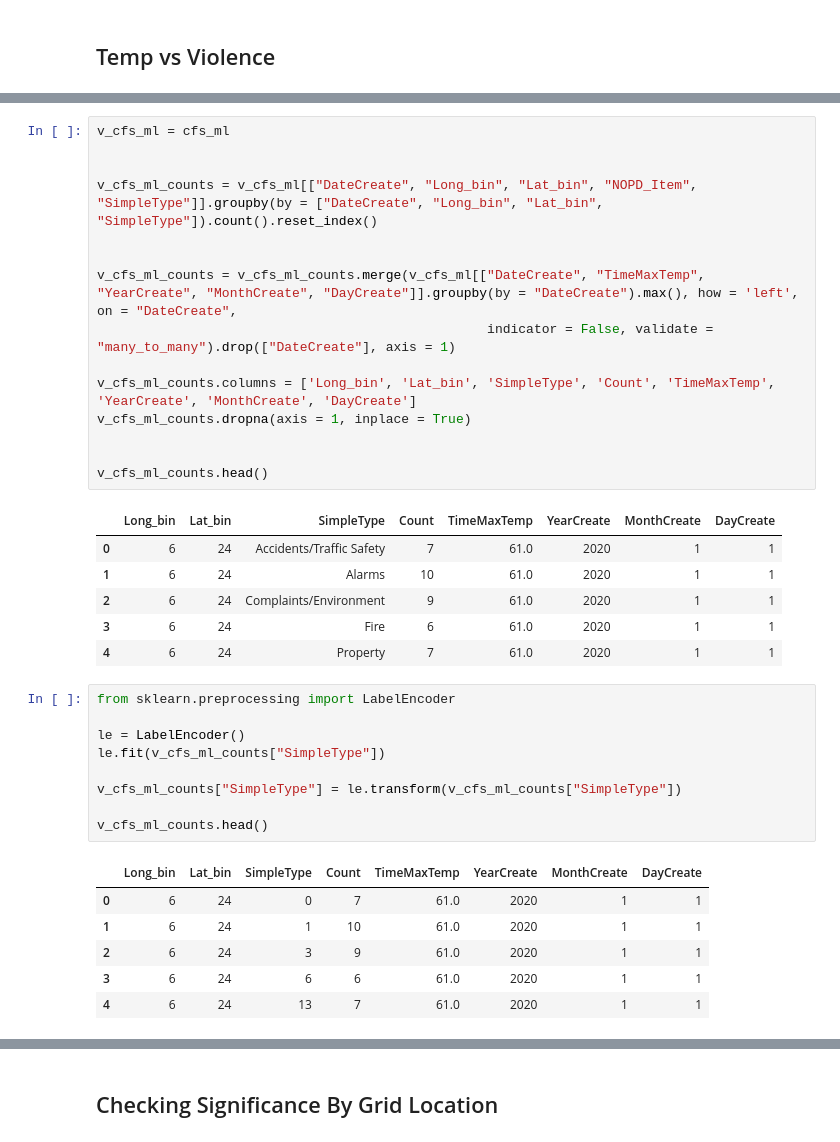
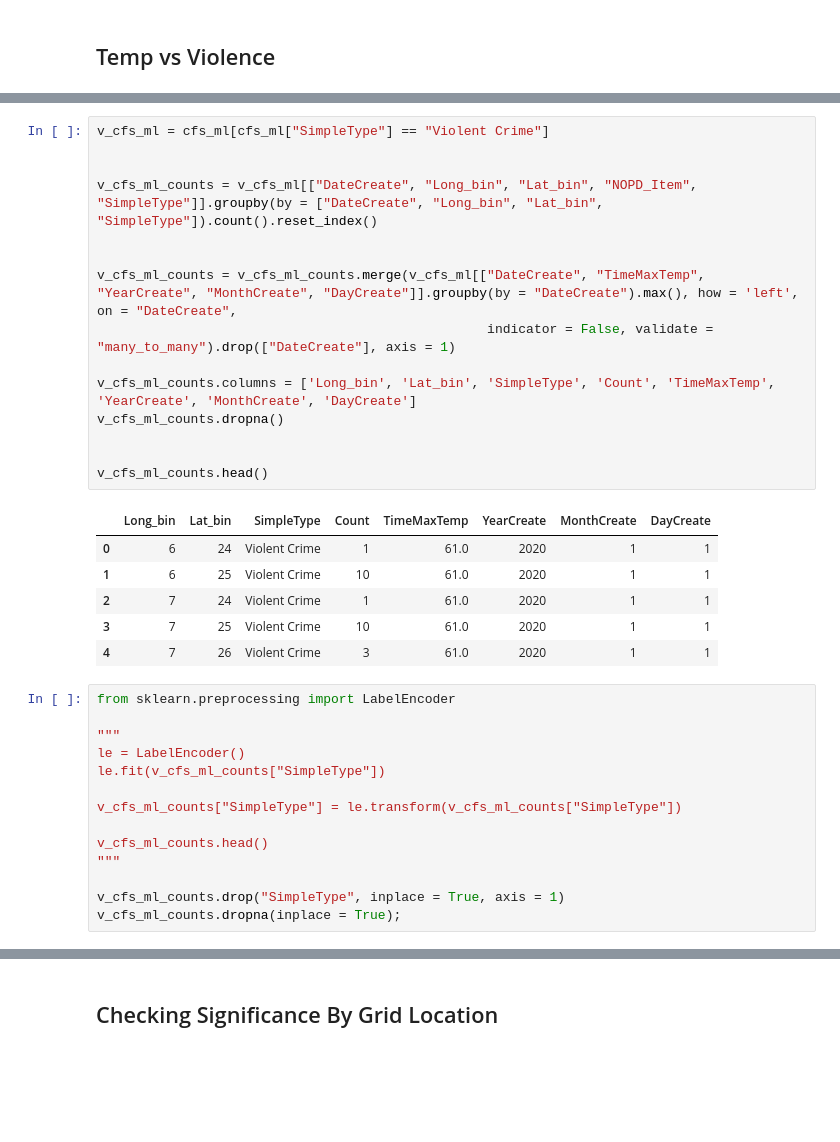
Before and after one commit to outlawhayden/weather-crime, a Jupyter notebook: notebooks/model_playground.ipynb, the cells around one changed output, grey strips where cells are left out. Saved outputs shown, nothing was run; the diff lists cells and outputs as text; blank space fills up the shorter version.

```diff
--- a/notebooks/model_playground.ipynb
+++ b/notebooks/model_playground.ipynb
@@ -840,41 +850,39 @@ defaultdict(<class 'list'>, {'deviance': [116906316.87601498, 48913156.294635914
 # %%
-v_cfs_ml = cfs_ml
+v_cfs_ml = cfs_ml[cfs_ml["SimpleType"] == "Violent Crime"]
 
 
 v_cfs_ml_counts = v_cfs_ml[["DateCreate", "Long_bin", "Lat_bin", "NOPD_Item", "SimpleType"]].groupby(by = ["DateCreate", "Long_bin", "Lat_bin", "SimpleType"]).count().reset_index()
 
 
 v_cfs_ml_counts = v_cfs_ml_counts.merge(v_cfs_ml[["DateCreate", "TimeMaxTemp", "YearCreate", "MonthCreate", "DayCreate"]].groupby(by = "DateCreate").max(), how = 'left', on = "DateCreate",
                                                   indicator = False, validate = "many_to_many").drop(["DateCreate"], axis = 1)
 
 v_cfs_ml_counts.columns = ['Long_bin', 'Lat_bin', 'SimpleType', 'Count', 'TimeMaxTemp', 'YearCreate', 'MonthCreate', 'DayCreate']
-v_cfs_ml_counts.dropna(axis = 1, inplace = True)
+v_cfs_ml_counts.dropna()
 
 
 v_cfs_ml_counts.head()
 # %% [output]
 |  | Long_bin | Lat_bin | SimpleType | Count | TimeMaxTemp | YearCreate | MonthCreate | DayCreate |
-| 0 | 6 | 24 | Accidents/Traffic Safety | 7 | 61.0 | 2020 | 1 | 1 |
-| 1 | 6 | 24 | Alarms | 10 | 61.0 | 2020 | 1 | 1 |
-| 2 | 6 | 24 | Complaints/Environment | 9 | 61.0 | 2020 | 1 | 1 |
-| 3 | 6 | 24 | Fire | 6 | 61.0 | 2020 | 1 | 1 |
-| 4 | 6 | 24 | Property | 7 | 61.0 | 2020 | 1 | 1 |
+| 0 | 6 | 24 | Violent Crime | 1 | 61.0 | 2020 | 1 | 1 |
+| 1 | 6 | 25 | Violent Crime | 10 | 61.0 | 2020 | 1 | 1 |
+| 2 | 7 | 24 | Violent Crime | 1 | 61.0 | 2020 | 1 | 1 |
+| 3 | 7 | 25 | Violent Crime | 10 | 61.0 | 2020 | 1 | 1 |
+| 4 | 7 | 26 | Violent Crime | 3 | 61.0 | 2020 | 1 | 1 |
 # %%
 from sklearn.preprocessing import LabelEncoder
 
+"""
 le = LabelEncoder()
 le.fit(v_cfs_ml_counts["SimpleType"])
 
 v_cfs_ml_counts["SimpleType"] = le.transform(v_cfs_ml_counts["SimpleType"])
 
 v_cfs_ml_counts.head()
+"""
+
+v_cfs_ml_counts.drop("SimpleType", inplace = True, axis = 1)
+v_cfs_ml_counts.dropna(inplace = True);
-# %% [output]
-|  | Long_bin | Lat_bin | SimpleType | Count | TimeMaxTemp | YearCreate | MonthCreate | DayCreate |
-| 0 | 6 | 24 | 0 | 7 | 61.0 | 2020 | 1 | 1 |
-| 1 | 6 | 24 | 1 | 10 | 61.0 | 2020 | 1 | 1 |
-| 2 | 6 | 24 | 3 | 9 | 61.0 | 2020 | 1 | 1 |
-| 3 | 6 | 24 | 6 | 6 | 61.0 | 2020 | 1 | 1 |
-| 4 | 6 | 24 | 13 | 7 | 61.0 | 2020 | 1 | 1 |
 # %%
 
 
```
Also changed, not shown: parts of 18 cells of this notebook, 1 other file.
